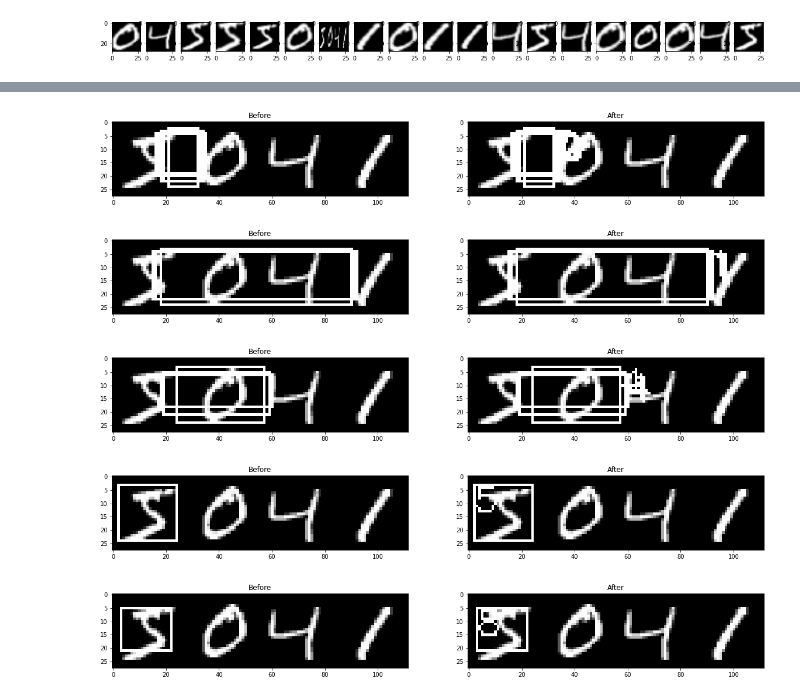
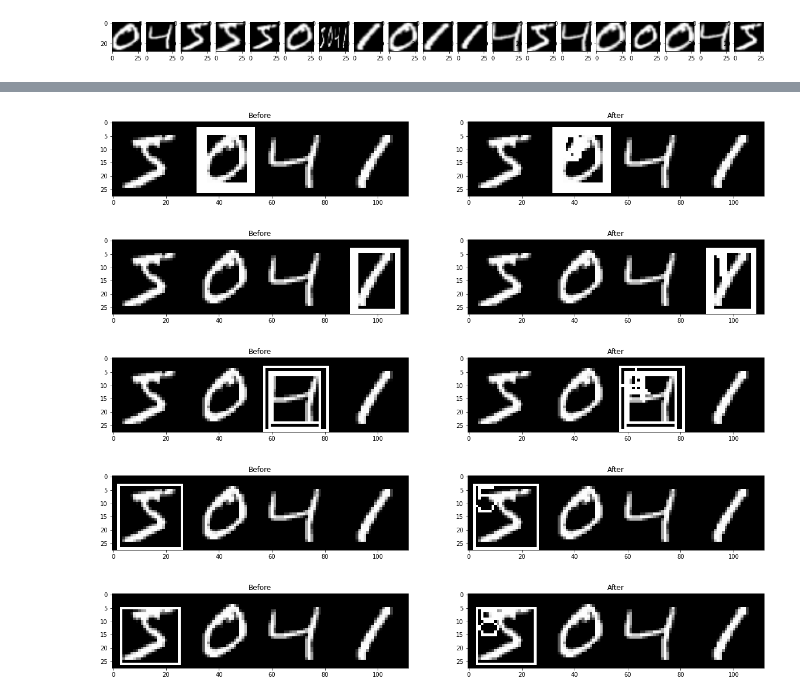
Before and after one commit to Ritvik19/Implemented-Data-Science, a Jupyter notebook: Object-Detection-Selective-Search.ipynb, the cells around one changed output, grey strips where cells are left out. Drawn from its saved outputs; the diff is of its cells as text; code cells hidden in the pictures.

```diff
--- a/Object-Detection-Selective-Search.ipynb
+++ b/Object-Detection-Selective-Search.ipynb
@@ -130,27 +130,29 @@ preds
 # %%
 for label in sorted(labels.keys()):
     clone = orig.copy()
     fig, ax = plt.subplots(1, 2, figsize=(20, 6))
     for (box, prob) in labels[label]:
-        (startX, startY, endX, endY) = box
+        (startX, startY, width, height) = box
+        endX = startX + width
+        endY = startY + height
         cv2.rectangle(clone, (startX, startY), (endX, endY), (255, 255, 255), 1)
     ax[0].imshow(clone, cmap='gray')
     ax[0].set_title("Before")
     clone = orig.copy()
     boxes = np.array([p[0] for p in labels[label]])
     proba = np.array([p[1] for p in labels[label]])
     boxes = non_max_suppression(boxes, proba)
 
-    for (startX, startY, endX, endY) in boxes:
-        cv2.rectangle(clone, (startX, startY), (endX, endY), (255, 255, 255), 1)
+    for (startX, startY, width, height) in boxes:
+        cv2.rectangle(clone, (startX, startY), (startX+width, startY+height), (255, 255, 255), 1)
         y = startY - 10 if startY - 10 > 10 else startY + 10
         cv2.putText(clone, str(label), (startX, y), cv2.FONT_HERSHEY_SIMPLEX, 0.45, (255, 255, 255), 1)
 
     ax[1].imshow(clone, cmap='gray')
     ax[1].set_title("After")
 # %% [output]
-[figure, old version]
+[figure, new version]
-[figure, old version]
+[figure, new version]
-[figure, old version]
+[figure, new version]
-[figure, old version]
+[figure, new version]
-[figure, old version]
+[figure, new version]
```
Also changed, not shown: parts of 3 cells of this notebook.
